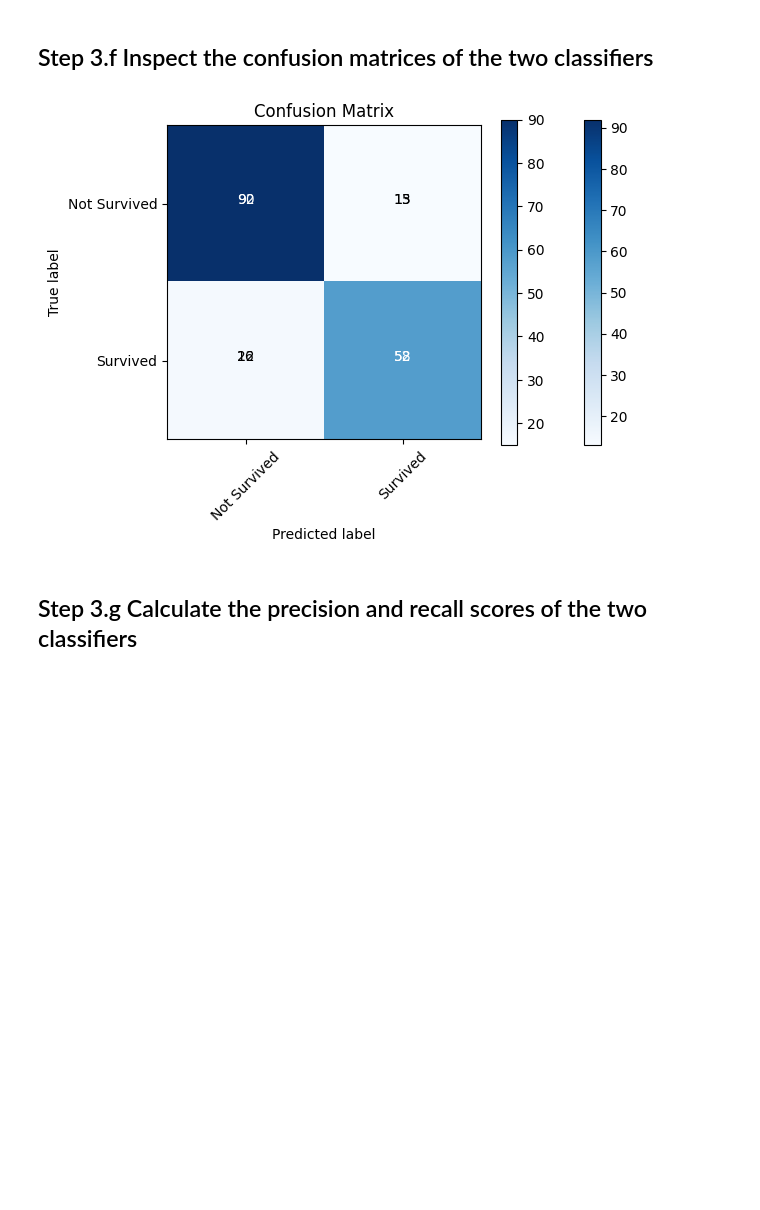
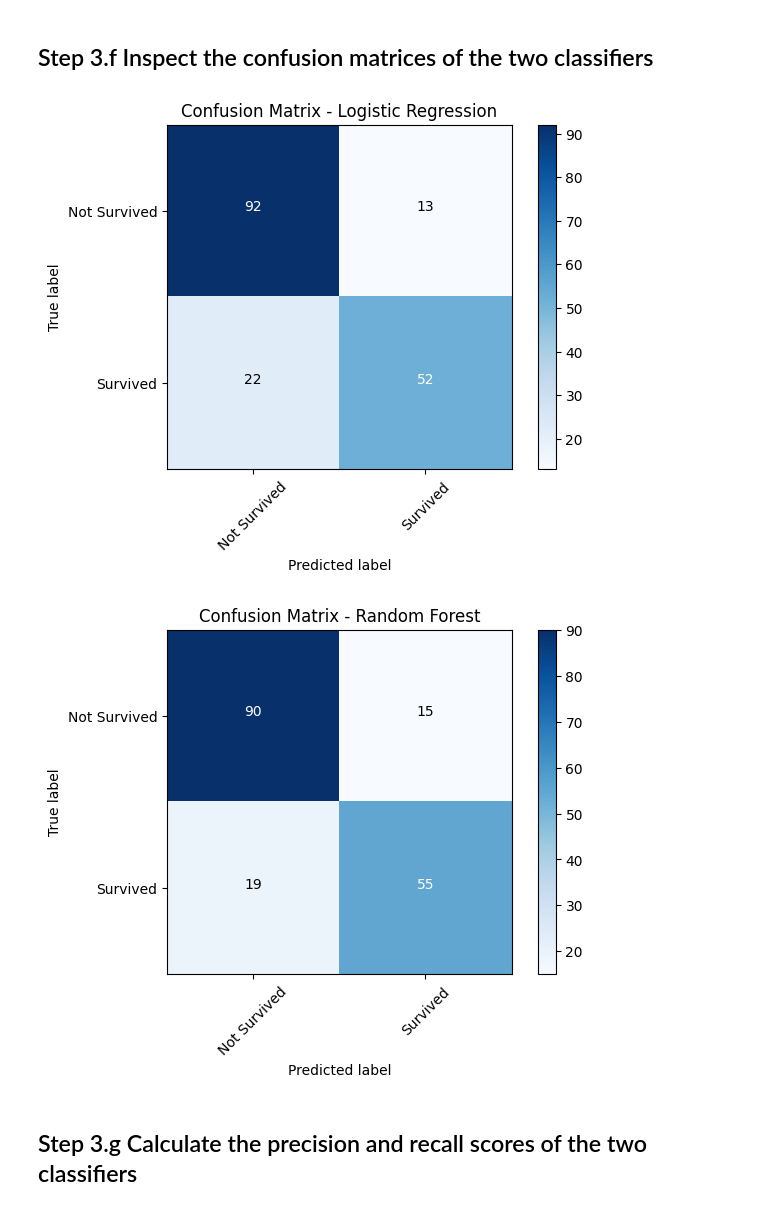
Before and after one commit to ChagataiDuru/CS304-IntroAI-CollabNotebooks, a Jupyter notebook: CS304_HW1.ipynb, the cells around one changed output. Cells and saved outputs as stored; diff of their text form; code cells hidden in the pictures; blank space fills up the shorter version.

```diff
--- a/CS304_HW1.ipynb
+++ b/CS304_HW1.ipynb
@@ -451,44 +457,57 @@ Random Forest Cross-validation Standard Deviation: 0.025989055382771457
 # %%
 from sklearn.model_selection import cross_val_predict
 from sklearn.metrics import confusion_matrix, ConfusionMatrixDisplay, auc
+
 #  Add your code  here
 #  -------------------
 
-def plot_confusion_matrix(cm, classes, title='Confusion Matrix', normalize=False, cmap=plt.cm.Blues):
-    """Plots a confusion matrix."""
+cm_lr = confusion_matrix(y_test_split, y_pred_lr)
+cm_rf = confusion_matrix(y_test_split, y_pred_rf)
 
-    plt.imshow(cm, interpolation='nearest', cmap=cmap)
-    plt.title(title)
-    plt.colorbar()
-    tick_marks = np.arange(len(classes))
-    plt.xticks(tick_marks, classes, rotation=45)
-    plt.yticks(tick_marks, classes)
+# Plot confusion matrix for Logistic Regression
+plt.imshow(cm_lr, interpolation='nearest', cmap=plt.cm.Blues)
+plt.title('Confusion Matrix - Logistic Regression')
+plt.colorbar()
+tick_marks = np.arange(2)
+plt.xticks(tick_marks, ['Not Survived', 'Survived'], rotation=45)
+plt.yticks(tick_marks, ['Not Survived', 'Survived'])
 
-    if normalize:
-        cm = cm.astype('float') / cm.sum(axis=1)[:, np.newaxis]
+thresh = cm_lr.max() / 2.
+for i, j in itertools.product(range(cm_lr.shape[0]), range(cm_lr.shape[1])):
+    plt.text(j, i, cm_lr[i, j],
+             horizontalalignment="center",
+             color="white" if cm_lr[i, j] > thresh else "black")
 
-    thresh = cm.max() / 2.
-    for i, j in itertools.product(range(cm.shape[0]), range(cm.shape[1])):
-        plt.text(j, i, cm[i, j],
-                 horizontalalignment="center",
-                 color="white" if cm[i, j] > thresh else "black")
+plt.tight_layout()
+plt.ylabel('True label')
+plt.xlabel('Predicted label')
 
-    plt.tight_layout()
-    plt.ylabel('True label')
-    plt.xlabel('Predicted label')
+plt.show()
 
-# For Logistic Regression
-cm = confusion_matrix(y_test_split, y_pred_lr)
-plot_confusion_matrix(cm, classes=['Not Survived', 'Survived'])
+# Plot confusion matrix for Random Forest
+plt.imshow(cm_rf, interpolation='nearest', cmap=plt.cm.Blues)
+plt.title('Confusion Matrix - Random Forest')
+plt.colorbar()
+tick_marks = np.arange(2)
+plt.xticks(tick_marks, ['Not Survived', 'Survived'], rotation=45)
+plt.yticks(tick_marks, ['Not Survived', 'Survived'])
 
-# For Random Forest
-cm = confusion_matrix(y_test_split, y_pred_rf)
-plot_confusion_matrix(cm, classes=['Not Survived', 'Survived'])
+thresh = cm_rf.max() / 2.
+for i, j in itertools.product(range(cm_rf.shape[0]), range(cm_rf.shape[1])):
+    plt.text(j, i, cm_rf[i, j],
+             horizontalalignment="center",
+             color="white" if cm_rf[i, j] > thresh else "black")
 
+plt.tight_layout()
+plt.ylabel('True label')
+plt.xlabel('Predicted label')
+
+plt.show()
 
 #  -------------------
 # %% [output]
-[figure, old version]
+[figure, new version]
+[figure, added]
 # %% [markdown]
 ## Step 3.g Calculate the precision and recall scores of the two classifiers ##
 # %%
```
Also changed, not shown: parts of 8 cells of this notebook.
